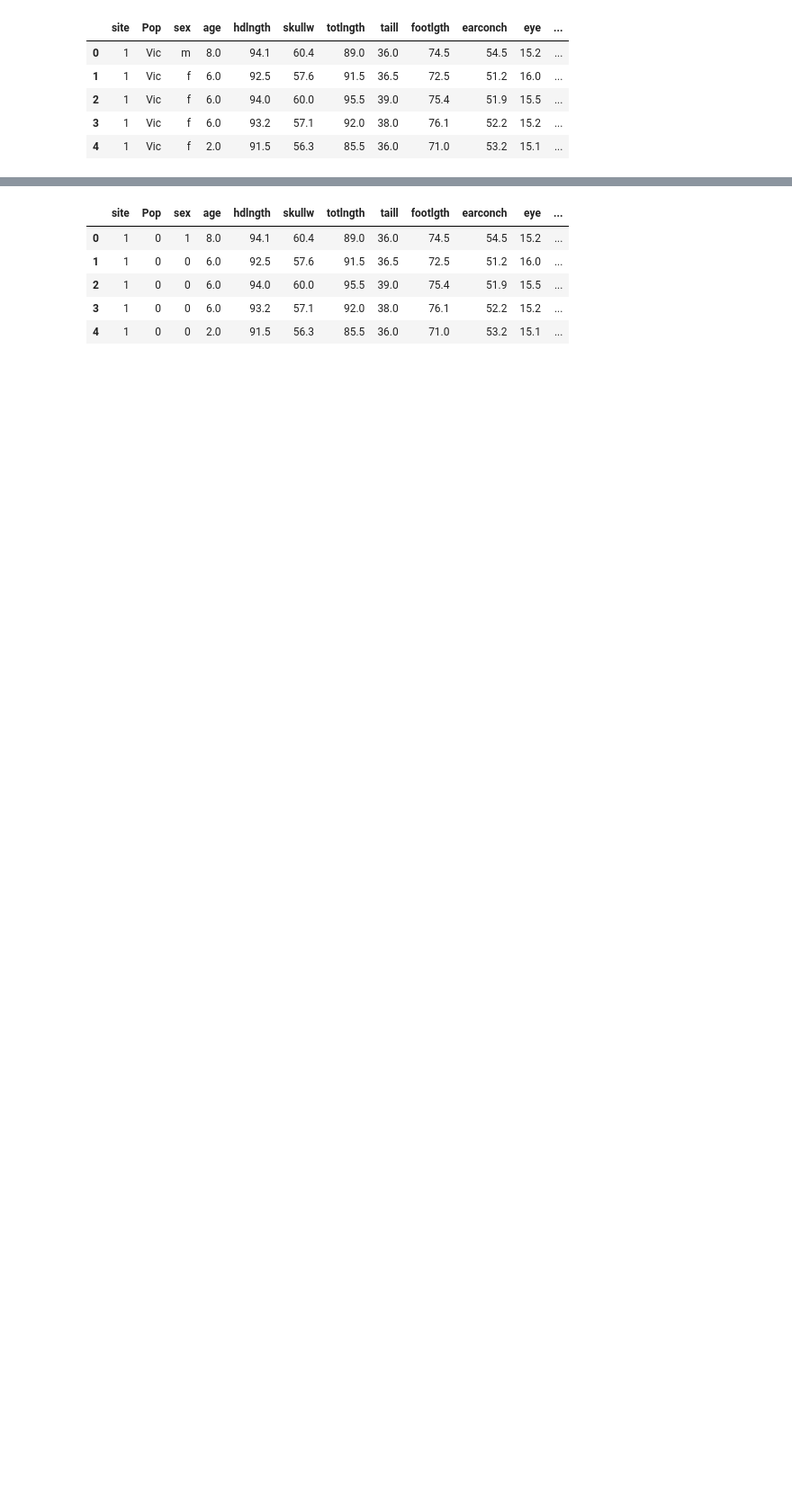
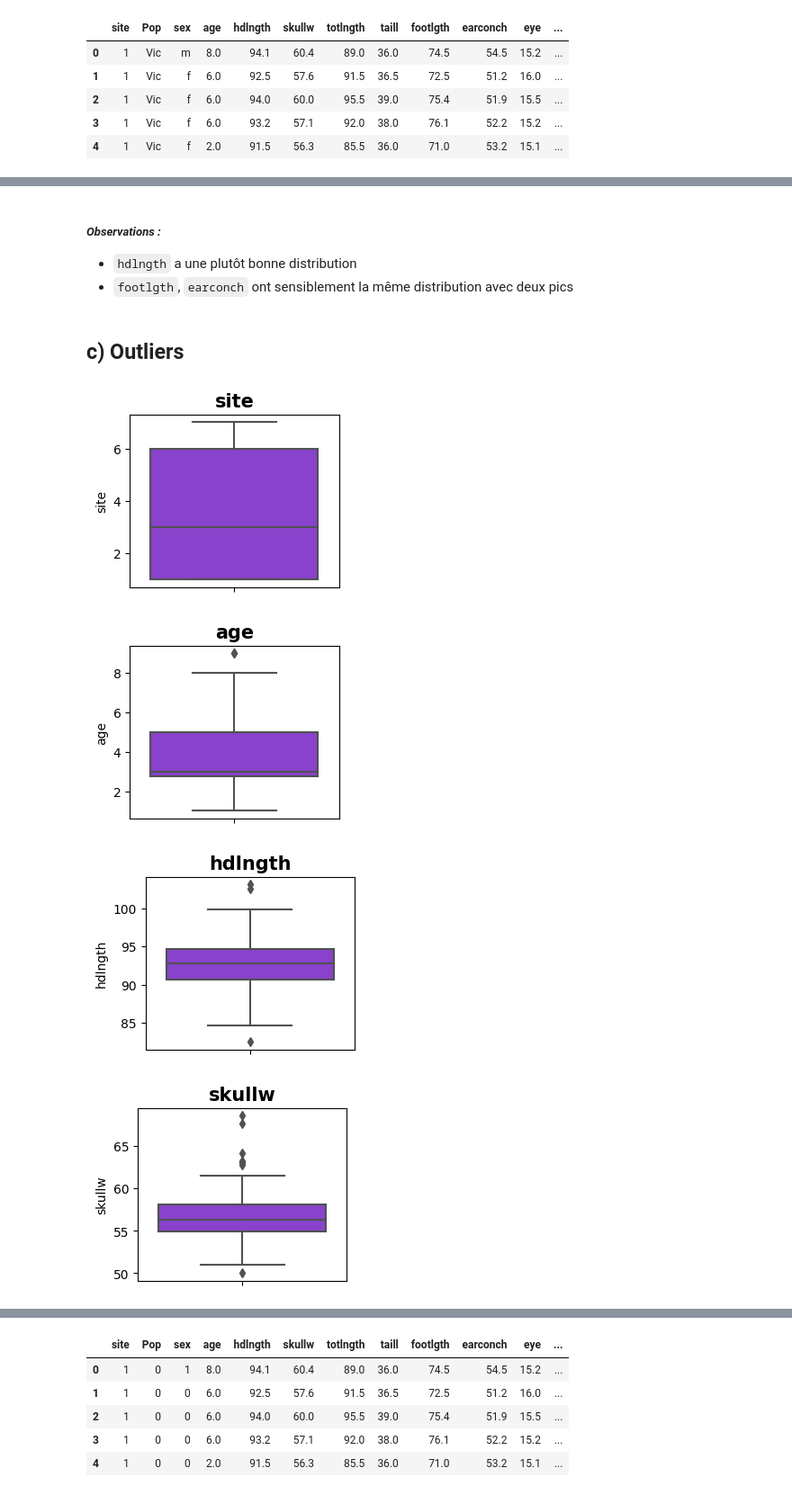
Before and after one commit to basileguerin/Brief_opossum, a Jupyter notebook: possum.ipynb, the cells around one changed output, grey strips where cells are left out. Shown at 90% size. Cells and saved outputs as stored; diff of their text form; code cells hidden in the pictures; blank space fills up the shorter version.

Commit message:
gestion outliers + modif app

```diff
--- a/possum.ipynb
+++ b/possum.ipynb
@@ -120,0 +149,17 @@ On visualise qu'on a des valeurs non numériques qu'on va encoder : `Pop` et `se
+# %% [markdown]
+##### *Observations :*
+- `hdlngth` a une plutôt bonne distribution
+- `footlgth`, `earconch` ont sensiblement la même distribution avec deux pics
+# %% [markdown]
+## c) Outliers
+# %%
+for feature in numerical_features:
+    plt.figure(figsize=(3,2.5))
+    plt.title(feature, fontsize=15, fontweight='bold', ha='center')
+    ax = sns.boxplot(y=df[feature], data=df, color='#8A2BE2')
+    plt.show()
+# %% [output]
+[figure, added]
+[figure, added]
+[figure, added]
+[figure, added]
```
Also changed, not shown: parts of 20 cells of this notebook, 4 other files.
